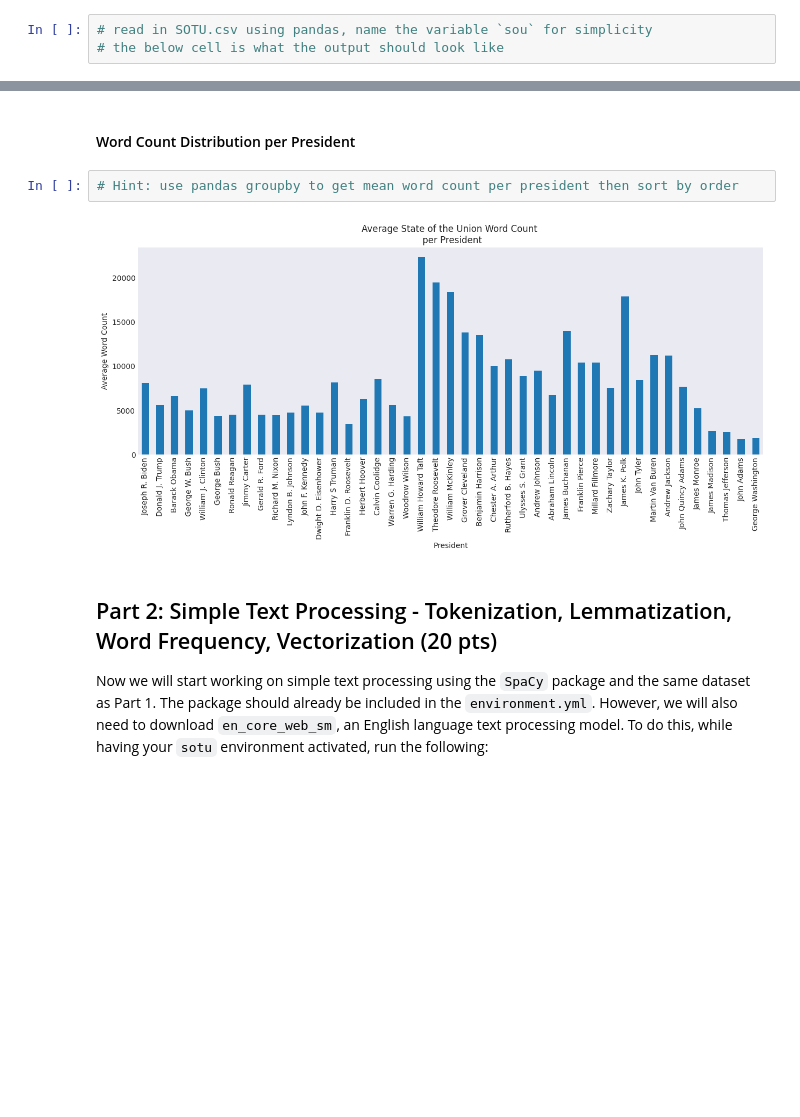
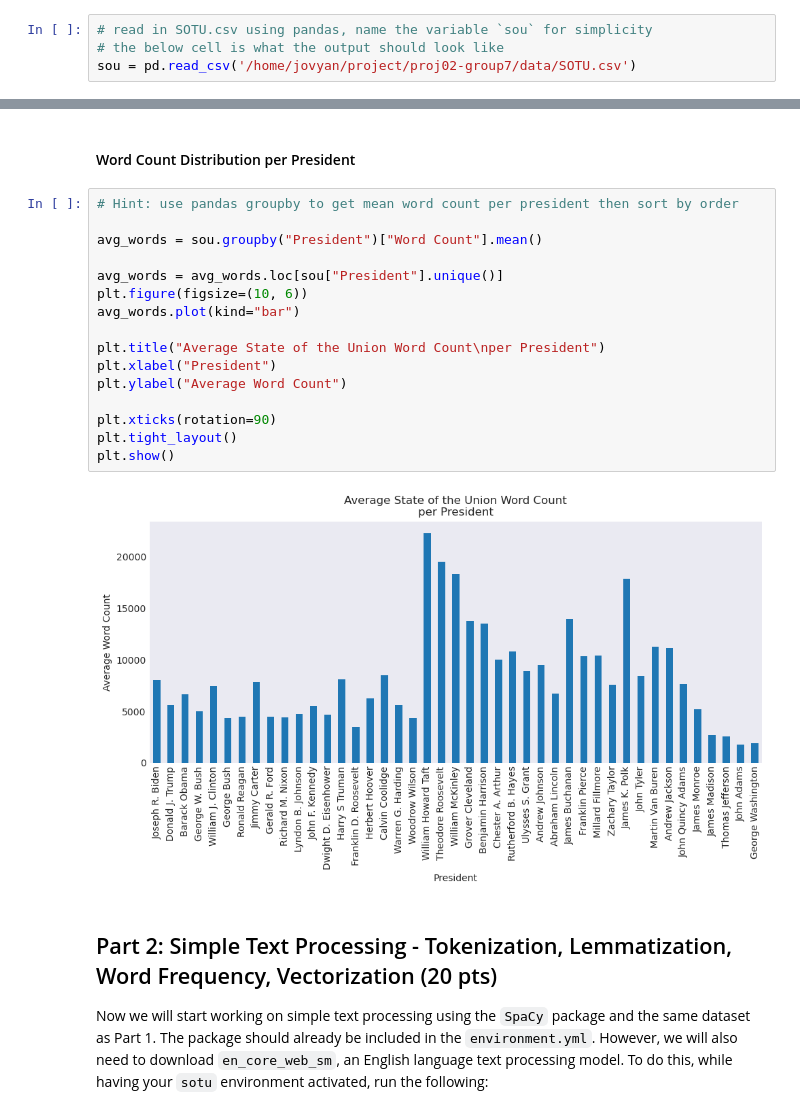
Before and after one commit to UCB-stat-159-f25/proj02-transportation_rocks, a Jupyter notebook: proj02-nlp.ipynb, the cells around one changed output, grey strips where cells are left out. Cells and saved outputs as stored; diff of their text form; blank space fills up the shorter version.

```diff
--- a/proj02-nlp.ipynb
+++ b/proj02-nlp.ipynb
@@ -29,6 +29,7 @@ plt.style.use('seaborn-v0_8-dark')
 # %%
 # read in SOTU.csv using pandas, name the variable `sou` for simplicity
 # the below cell is what the output should look like
+sou = pd.read_csv('/home/jovyan/project/proj02-group7/data/SOTU.csv')
 # %%
 sou
 # %% [output]
@@ -81,8 +149,22 @@ Replicate the plots below using the hints specified. For each plot, provide some
 #### Word Count Distribution per President
 # %%
 # Hint: use pandas groupby to get mean word count per president then sort by order
+
+avg_words = sou.groupby("President")["Word Count"].mean()
+
+avg_words = avg_words.loc[sou["President"].unique()]
+plt.figure(figsize=(10, 6))
+avg_words.plot(kind="bar")
+
+plt.title("Average State of the Union Word Count\nper President")
+plt.xlabel("President")
+plt.ylabel("Average Word Count")
+
+plt.xticks(rotation=90)
+plt.tight_layout()
+plt.show()
 # %% [output]
-[figure, old version]
+[figure, new version]
 # %% [markdown]
 ## Part 2: Simple Text Processing - Tokenization, Lemmatization, Word Frequency, Vectorization (20 pts)
 
```
Also changed, not shown: parts of 5 cells of this notebook.
